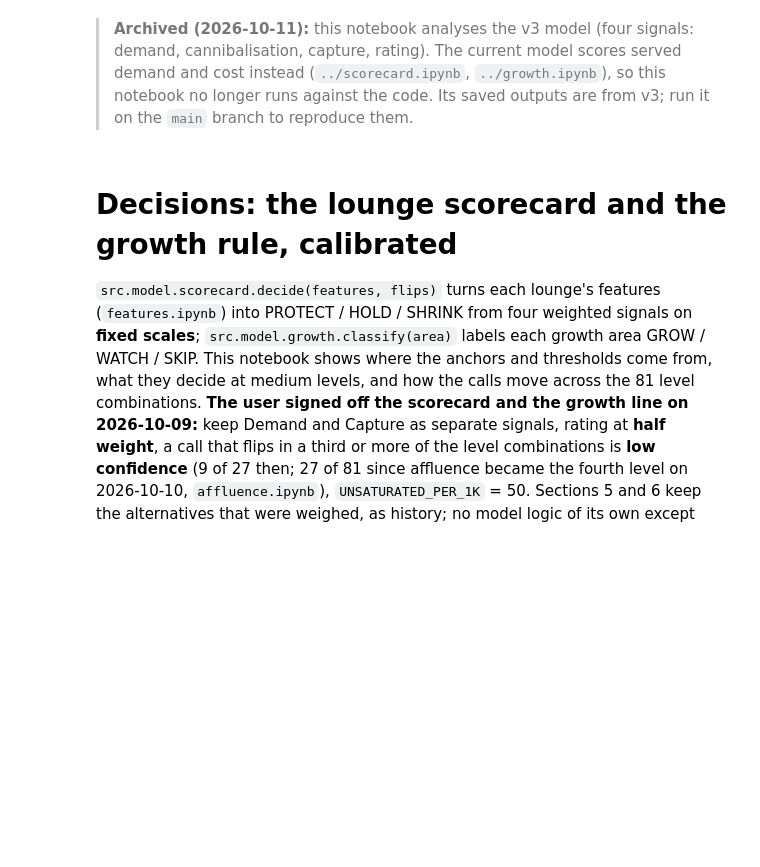
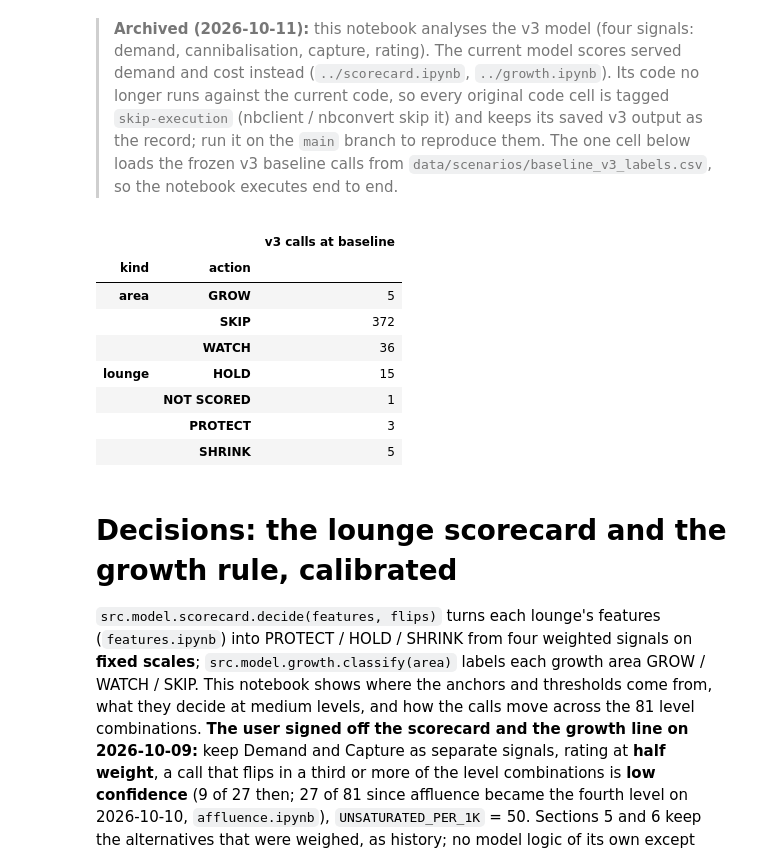
Before and after one commit to thenomadlad/2pz-ai-case-study, a Jupyter notebook: notebooks/features/decisions.ipynb, the cells around one changed output. Saved outputs shown, nothing was run; the diff lists cells and outputs as text; code cells hidden in the pictures; blank space fills up the shorter version.

Commit message:
decisions.ipynb (archived v3) executes again: its v3 code cells are tagged skip-execution and keep their saved v3 outputs; one new cell loads data/scenarios/baseline_v3_labels.csv (v3 calls by kind and action); banner says so
Co-Authored-By: Claude Opus 5.5 <noreply@anthropic.com>
Claude-Session: https://claude.ai/code/session_01T3DLLogsFmcbvFrHaRDJya

```diff
--- a/notebooks/features/decisions.ipynb
+++ b/notebooks/features/decisions.ipynb
@@ -1,5 +1,24 @@
 # %% [markdown]
-> **Archived (2026-10-11):** this notebook analyses the v3 model (four signals: demand, cannibalisation, capture, rating). The current model scores served demand and cost instead (`../scorecard.ipynb`, `../growth.ipynb`), so this notebook no longer runs against the code. Its saved outputs are from v3; run it on the `main` branch to reproduce them.
+> **Archived (2026-10-11):** this notebook analyses the v3 model (four signals: demand, cannibalisation, capture, rating). The current model scores served demand and cost instead (`../scorecard.ipynb`, `../growth.ipynb`). Its code no longer runs against the current code, so every original code cell is tagged `skip-execution` (nbclient / nbconvert skip it) and keeps its saved v3 output as the record; run it on the `main` branch to reproduce them. The one cell below loads the frozen v3 baseline calls from `data/scenarios/baseline_v3_labels.csv`, so the notebook executes end to end.
+# %%
+import pandas as pd
+from pathlib import Path
+
+ROOT = Path.cwd().resolve()
+while not (ROOT / "pyproject.toml").exists():
+    ROOT = ROOT.parent
+v3_labels = pd.read_csv(ROOT / "data/scenarios/baseline_v3_labels.csv")
+v3_labels.groupby(["kind", "action"]).size().rename("v3 calls at baseline").to_frame()
+# %% [output]
+|  |  | v3 calls at baseline |
+| kind | action |  |
+| area | GROW | 5 |
+|  | SKIP | 372 |
+|  | WATCH | 36 |
+| lounge | HOLD | 15 |
+|  | NOT SCORED | 1 |
+|  | PROTECT | 3 |
+|  | SHRINK | 5 |
 # %% [markdown]
 # Decisions: the lounge scorecard and the growth rule, calibrated
 
```
